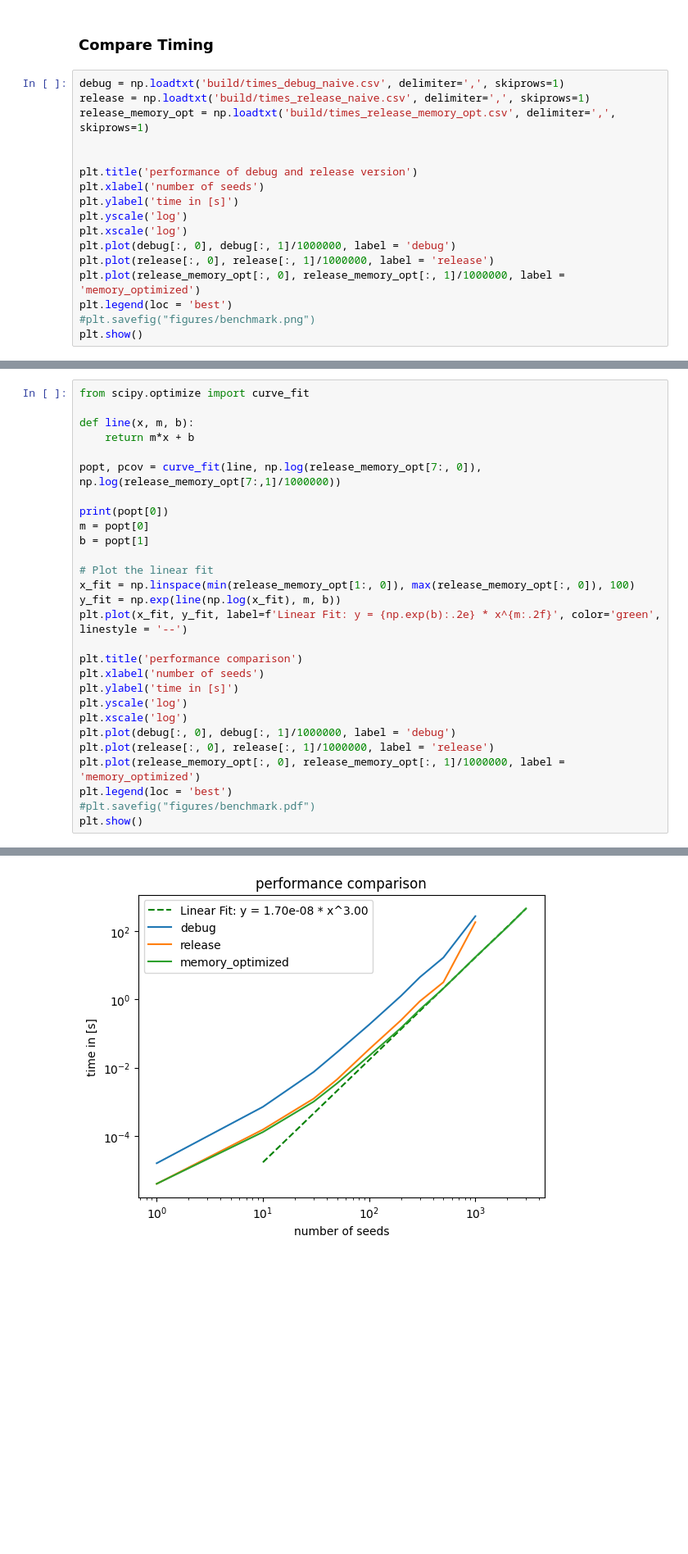
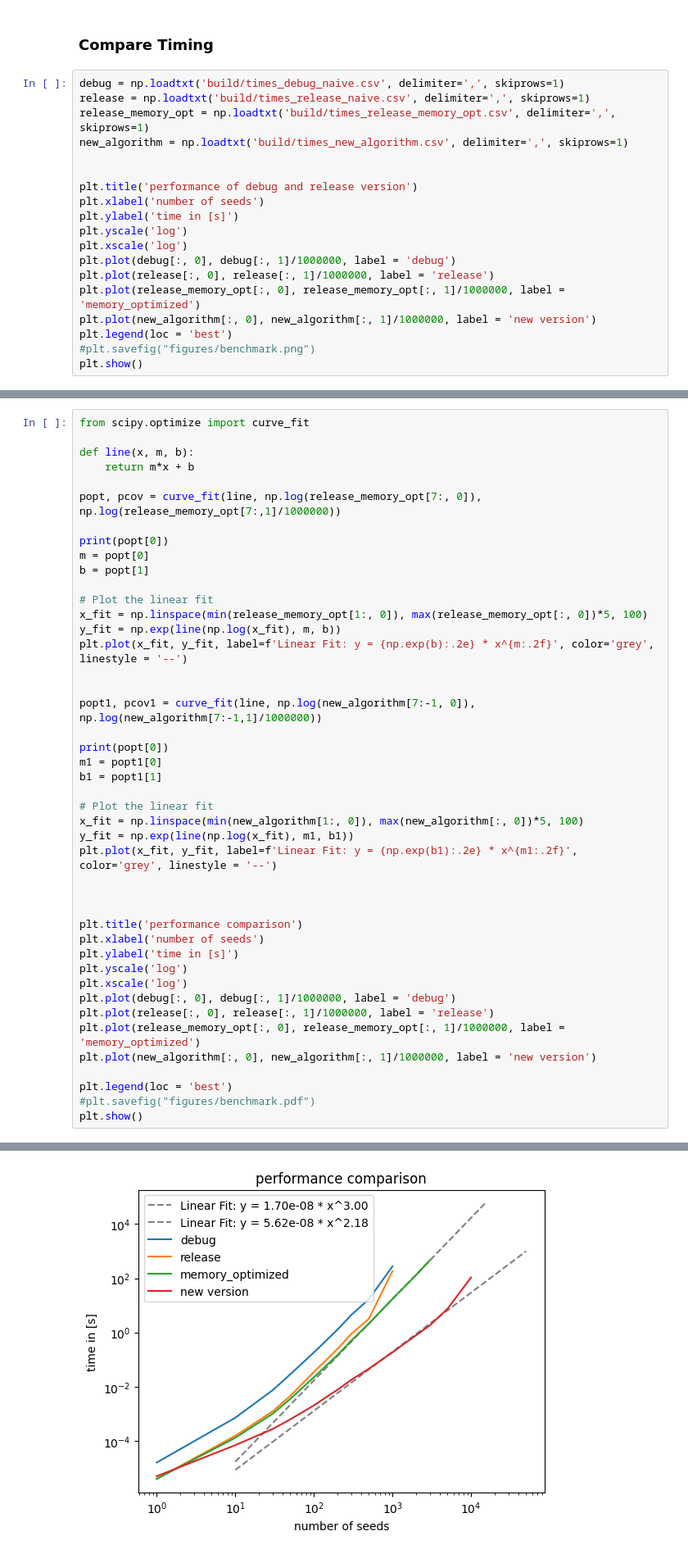
Before and after one commit to lucas56098/voronoi_mesh_project, a Jupyter notebook: animate.ipynb, the cells around one changed output, grey strips where cells are left out. Shown: that part at 82% size. Saved outputs shown, nothing was run; the diff lists cells and outputs as text; blank space fills up the shorter version.

Commit message:
optimized algorithm to O(~n^2) instead of O(~n^3)

```diff
--- a/animate.ipynb
+++ b/animate.ipynb
@@ -87,6 +90,7 @@ saved animation
 debug = np.loadtxt('build/times_debug_naive.csv', delimiter=',', skiprows=1)
 release = np.loadtxt('build/times_release_naive.csv', delimiter=',', skiprows=1)
 release_memory_opt = np.loadtxt('build/times_release_memory_opt.csv', delimiter=',', skiprows=1)
+new_algorithm = np.loadtxt('build/times_new_algorithm.csv', delimiter=',', skiprows=1)
 
 
 plt.title('performance of debug and release version')
@@ -97,6 +101,7 @@ plt.xscale('log')
 plt.plot(debug[:, 0], debug[:, 1]/1000000, label = 'debug')
 plt.plot(release[:, 0], release[:, 1]/1000000, label = 'release')
 plt.plot(release_memory_opt[:, 0], release_memory_opt[:, 1]/1000000, label = 'memory_optimized')
+plt.plot(new_algorithm[:, 0], new_algorithm[:, 1]/1000000, label = 'new version')
 plt.legend(loc = 'best')
 #plt.savefig("figures/benchmark.png")
 plt.show()
@@ -115,9 +120,23 @@ m = popt[0]
 b = popt[1]
 
 # Plot the linear fit
-x_fit = np.linspace(min(release_memory_opt[1:, 0]), max(release_memory_opt[:, 0]), 100)
+x_fit = np.linspace(min(release_memory_opt[1:, 0]), max(release_memory_opt[:, 0])*5, 100)
 y_fit = np.exp(line(np.log(x_fit), m, b))
-plt.plot(x_fit, y_fit, label=f'Linear Fit: y = {np.exp(b):.2e} * x^{m:.2f}', color='green', linestyle = '--')
+plt.plot(x_fit, y_fit, label=f'Linear Fit: y = {np.exp(b):.2e} * x^{m:.2f}', color='grey', linestyle = '--')
+
+
+popt1, pcov1 = curve_fit(line, np.log(new_algorithm[7:-1, 0]), np.log(new_algorithm[7:-1,1]/1000000))
+
+print(popt[0])
+m1 = popt1[0]
+b1 = popt1[1]
+
+# Plot the linear fit
+x_fit = np.linspace(min(new_algorithm[1:, 0]), max(new_algorithm[:, 0])*5, 100)
+y_fit = np.exp(line(np.log(x_fit), m1, b1))
+plt.plot(x_fit, y_fit, label=f'Linear Fit: y = {np.exp(b1):.2e} * x^{m1:.2f}', color='grey', linestyle = '--')
+
+
 
 plt.title('performance comparison')
 plt.xlabel('number of seeds')
@@ -127,6 +146,8 @@ plt.xscale('log')
 plt.plot(debug[:, 0], debug[:, 1]/1000000, label = 'debug')
 plt.plot(release[:, 0], release[:, 1]/1000000, label = 'release')
 plt.plot(release_memory_opt[:, 0], release_memory_opt[:, 1]/1000000, label = 'memory_optimized')
+plt.plot(new_algorithm[:, 0], new_algorithm[:, 1]/1000000, label = 'new version')
+
 plt.legend(loc = 'best')
 #plt.savefig("figures/benchmark.pdf")
 plt.show()
@@ -135 +157 @@ plt.show()
-[figure, old version]
+[figure, new version]
```
Also changed, not shown: parts of 4 cells of this notebook, 4 other files.
